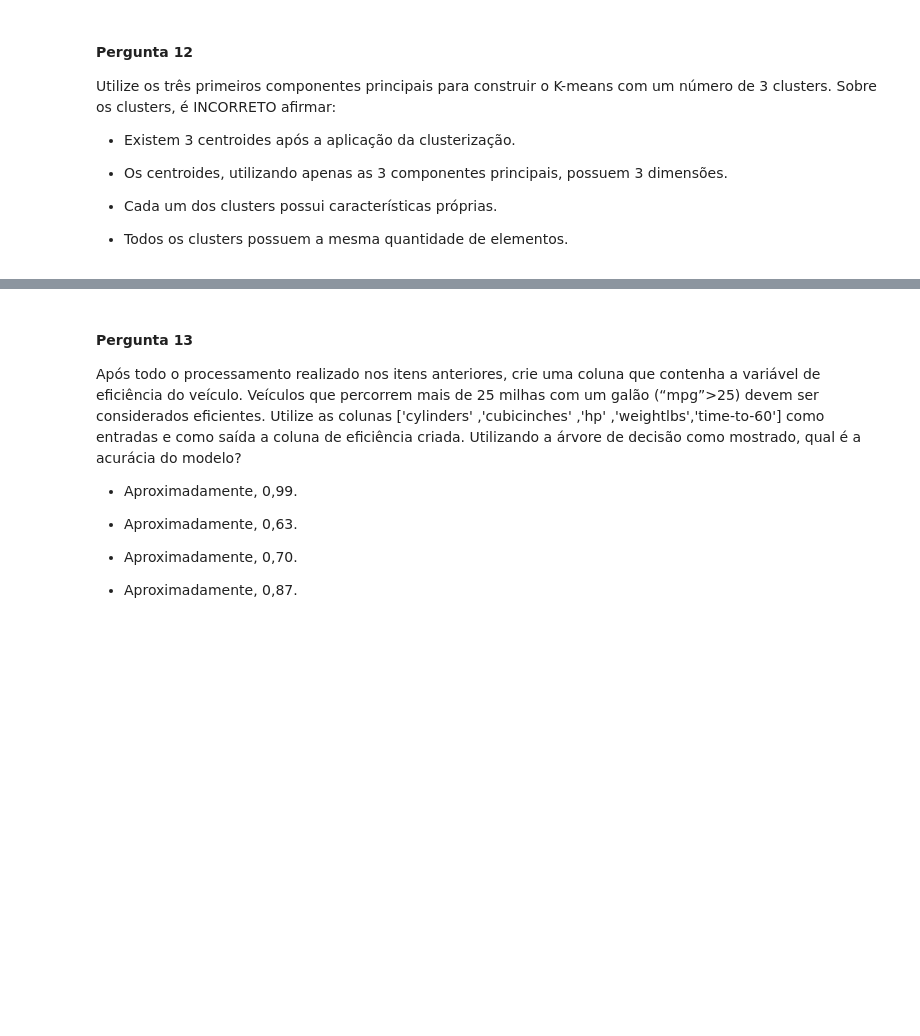
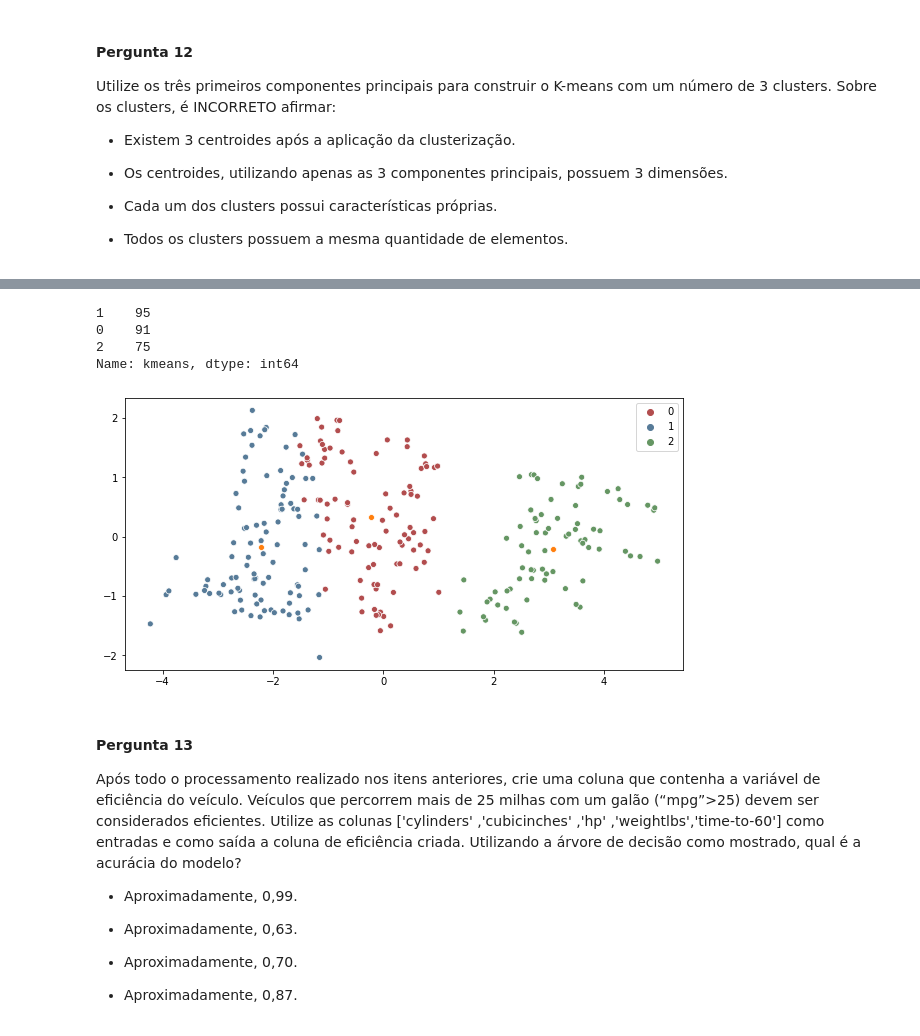
Before and after one commit to masedos/Bootcamp-Analista-de-Machine-Learning, a Jupyter notebook: Módulo 5/desafio_final_cars.ipynb, the cells around one changed output, grey strips where cells are left out. Drawn from its saved outputs; the diff is of its cells as text; code cells hidden in the pictures; blank space fills up the shorter version.

```diff
--- a/Módulo 5/desafio_final_cars.ipynb
+++ b/Módulo 5/desafio_final_cars.ipynb
@@ -414,8 +458,9 @@ Após normalizado, utilizando a função StandardScaler(), qual é o maior valor
 
 - 1,18
 # %%
-scaler = StandardScaler()
-scaled = scaler.fit_transform(cars_df)
+normaliza = StandardScaler()
+scaled = normaliza.fit_transform(cars_df)
+scaled = np.array(scaled)
 scaled
 # %% [output]
 array([[ 1.37239295,  1.41499703, -1.17112732, ...,  1.45068065,
@@ -476,8 +517,11 @@ Aplicando o PCA, conforme a definição acima, qual é o valor da variância exp
 # %%
 pca = PCA(n_components=7)
 # %%
-pca.fit(normaliza)
+pca.fit(scaled)
 print(pca.explained_variance_ratio_)
 # %% [output]
 [0.72371349 0.12675138 0.09126131 0.02773591 0.01766794 0.00798425
  0.00488572]
+# %%
+df_pca = pca.transform(scaled)
+df_pca
@@ -493,4 +551,5 @@ Utilize os três primeiros componentes principais para construir o K-means com u
 
 - Todos os clusters possuem a mesma quantidade de elementos.
 # %%
-kmeans = KMeans(n_clusters=3, random_state=42).fit(normaliza)
+kmeans = KMeans(n_clusters=3, random_state=42)
+kmeans.fit(df_pca)
@@ -506,3 +595,18 @@ print(kmeans.cluster_centers_)
+# %%
+df['kmeans'].value_counts()
+# %% [output]
+1    95
+0    91
+2    75
+Name: kmeans, dtype: int64
+# %%
+plt.figure(figsize=(10, 5))
+x, y = zip(*df_pca[:,:2])
+x_, y_ = zip(*kmeans.cluster_centers_[:,:2])
+sns.scatterplot(x, y, kmeans.labels_, palette=sns.color_palette("Set1", n_colors=3, desat=.5))
+sns.scatterplot(x_, y_, markers=['x']);
+# %% [output]
+[figure, added]
 # %% [markdown]
 #### Pergunta 13
 Após todo o processamento realizado nos itens anteriores, crie uma coluna que contenha a variável de eficiência do veículo. Veículos que percorrem mais de 25 milhas com um galão (“mpg”>25) devem ser considerados eficientes. Utilize as colunas ['cylinders' ,'cubicinches' ,'hp' ,'weightlbs','time-to-60'] como entradas e como saída a coluna de eficiência criada. Utilizando a árvore de decisão como mostrado, qual é a acurácia do modelo?
```
Also changed, not shown: parts of 33 cells of this notebook.
